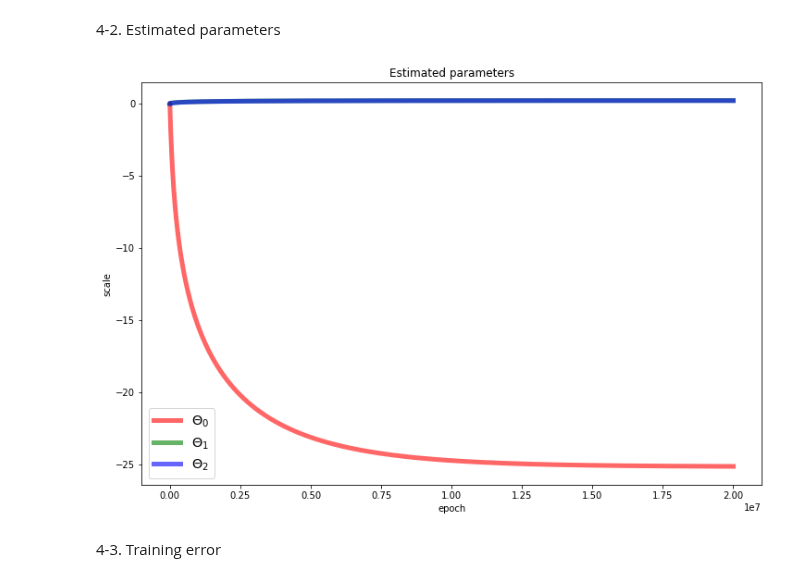
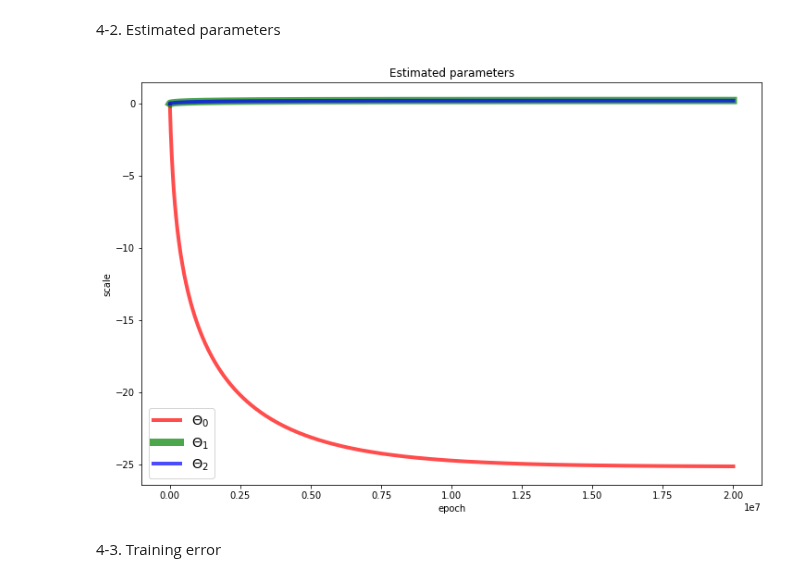
Before and after one commit to ihooni/class-MachineLearning, a Jupyter notebook: 05/assignment-05.ipynb, the cells around one changed output. Drawn from its saved outputs; the diff is of its cells as text; code cells hidden in the pictures.

```diff
--- a/05/assignment-05.ipynb
+++ b/05/assignment-05.ipynb
@@ -78,17 +78,17 @@ plt.show()
 # %%
 epoch_tick = np.arange(epoch_count)
 
 plt.figure(figsize=(12, 8))
 plt.title('Estimated parameters')
-plt.plot(epoch_tick, history['theta'][:, 0], 'r-', alpha=0.6, lw=5)
-plt.plot(epoch_tick, history['theta'][:, 1], 'g-', alpha=0.6, lw=5)
-plt.plot(epoch_tick, history['theta'][:, 2], 'b-', alpha=0.6, lw=5)
+plt.plot(epoch_tick, history['theta'][:, 0], 'r-', alpha=0.7, lw=4)
+plt.plot(epoch_tick, history['theta'][:, 1], 'g-', alpha=0.7, lw=8)
+plt.plot(epoch_tick, history['theta'][:, 2], 'b-', alpha=0.7, lw=4)
 plt.legend(['$\Theta_0$', '$\Theta_1$', '$\Theta_2$'], fontsize='x-large', loc='lower left')
 plt.xlabel('epoch')
 plt.ylabel('scale')
 plt.show()
 # %% [output]
-[figure, old version]
+[figure, new version]
 # %% [markdown]
 4-3. Training error
 # %%
```
